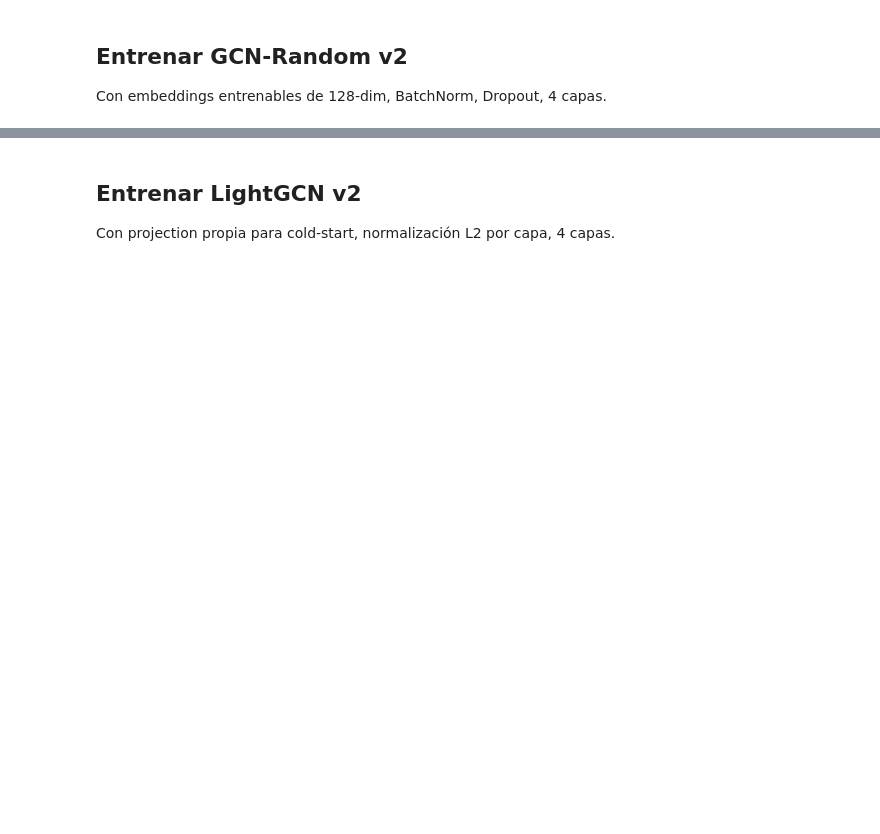
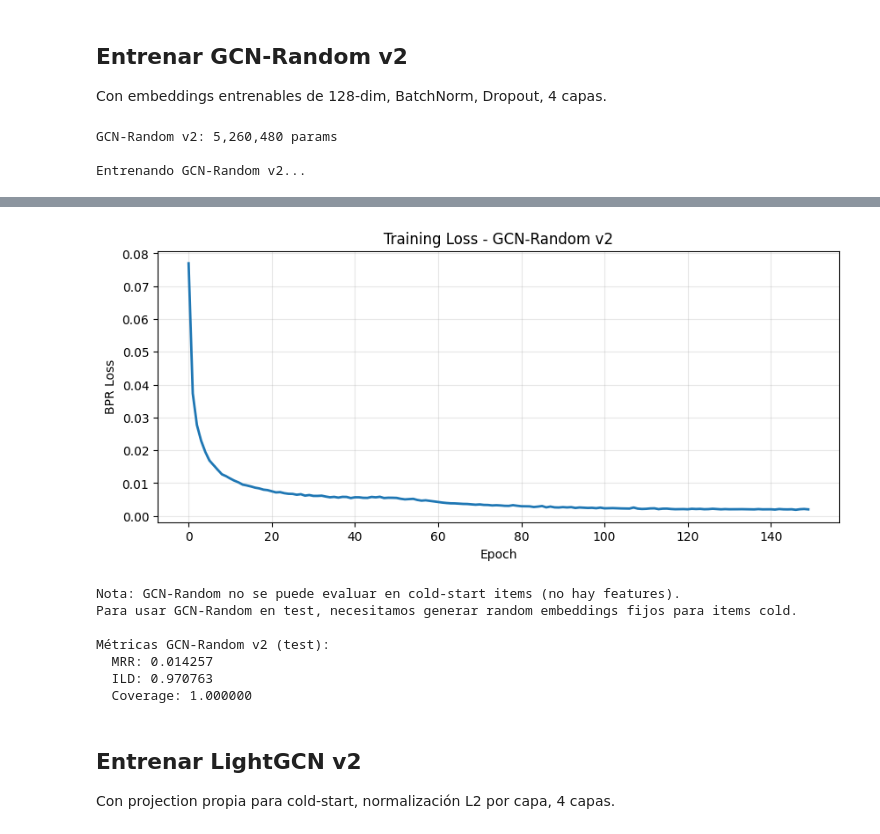
Before and after one commit to aLotOfGluten/IIC3633-Proyecto, a Jupyter notebook: midterm/Cold_Start_Recomendacion_Online_v2.ipynb, the cells around one changed output, grey strips where cells are left out. Cells and saved outputs as stored; diff of their text form; code cells hidden in the pictures; blank space fills up the shorter version.

```diff
--- a/midterm/Cold_Start_Recomendacion_Online_v2.ipynb
+++ b/midterm/Cold_Start_Recomendacion_Online_v2.ipynb
@@ -759,7 +783,7 @@ losses_gcn_random = []
 print("\nEntrenando GCN-Random v2...")
 for epoch in tqdm(range(MAX_EPOCHS)):
     loss = train_epoch_improved(model_gcn_random, train_edge_index, None,
-                               train_df, neg_dict, optimizer, True, 0.3)
+                                train_df, neg_dict, optimizer, True, 0.1)
     losses_gcn_random.append(loss)
     scheduler.step()
 
@@ -786,13 +810,18 @@ model_gcn_random.eval()
 with torch.no_grad():
     user_emb, _ = model_gcn_random(train_edge_index)
     scores_matrix = torch.matmul(user_emb, test_item_embeddings_random.t())
-    recs_gcn_random = []
+    recs_gcn_random_all = {}
     for user_idx in range(num_users):
         _, top = torch.topk(scores_matrix[user_idx], 10)
-        recs_gcn_random.append(top.cpu().tolist())
+        recs_gcn_random_all[user_idx] = top.cpu().tolist()
 
-metrics_gcn_random = compute_metrics(recs_gcn_random, gt, num_test_items)
+recs_gcn_random = {u: recs_gcn_random_all.get(u, []) for u in test_user_ids}
+metrics_gcn_random = compute_metrics(recs_gcn_random, gt_test, num_test_items)
 
 print("\nMétricas GCN-Random v2 (test):")
 for k, v in metrics_gcn_random.items():
     print(f"  {k}: {v:.6f}")
+# %% [output]
+GCN-Random v2: 5,260,480 params
+
+Entrenando GCN-Random v2...
@@ -799,3 +830,11 @@ for k, v in metrics_gcn_random.items():
+[figure, added]
+Nota: GCN-Random no se puede evaluar en cold-start items (no hay features).
+Para usar GCN-Random en test, necesitamos generar random embeddings fijos para items cold.
+
+Métricas GCN-Random v2 (test):
+  MRR: 0.014257
+  ILD: 0.970763
+  Coverage: 1.000000
 # %% [markdown]
 ## Entrenar LightGCN v2
 
```
Also changed, not shown: parts of 11 cells of this notebook.
